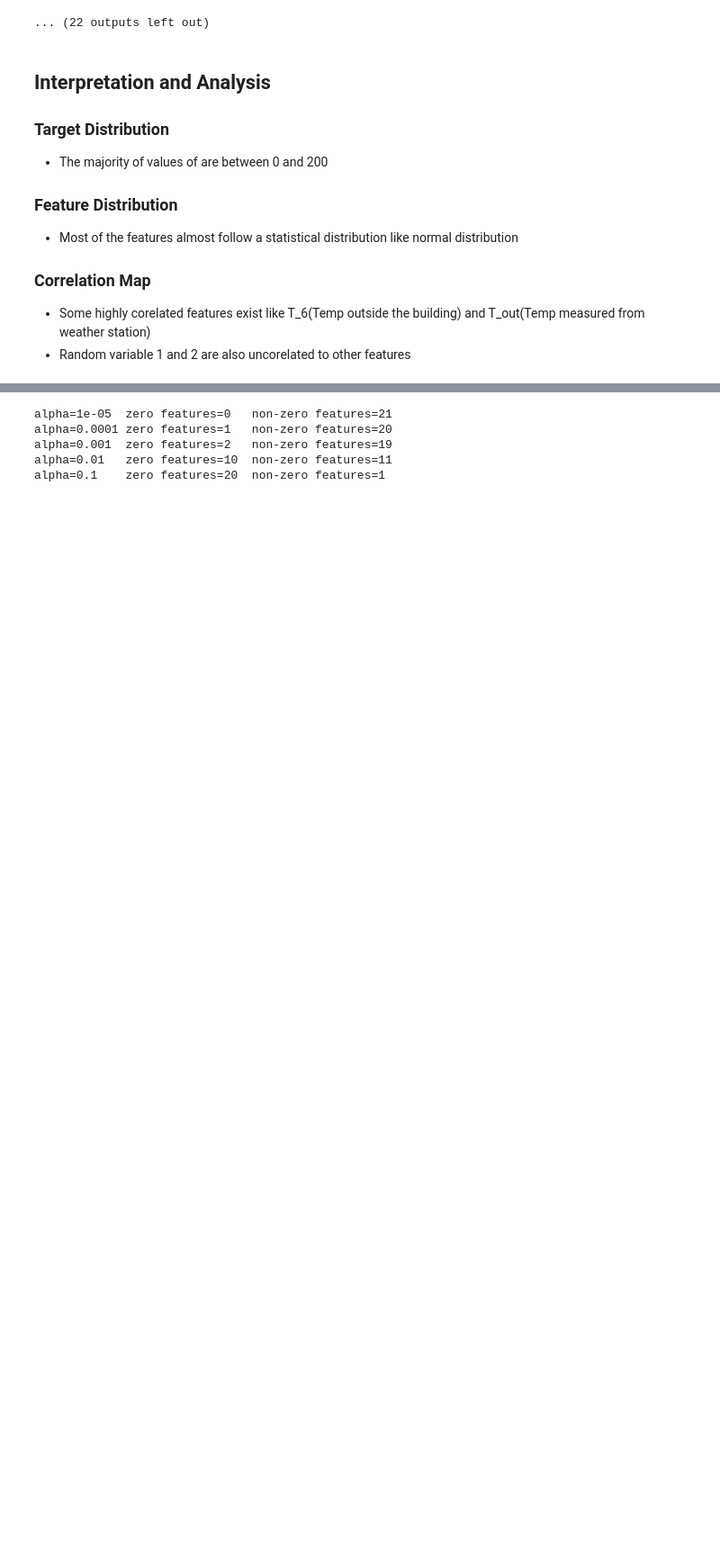
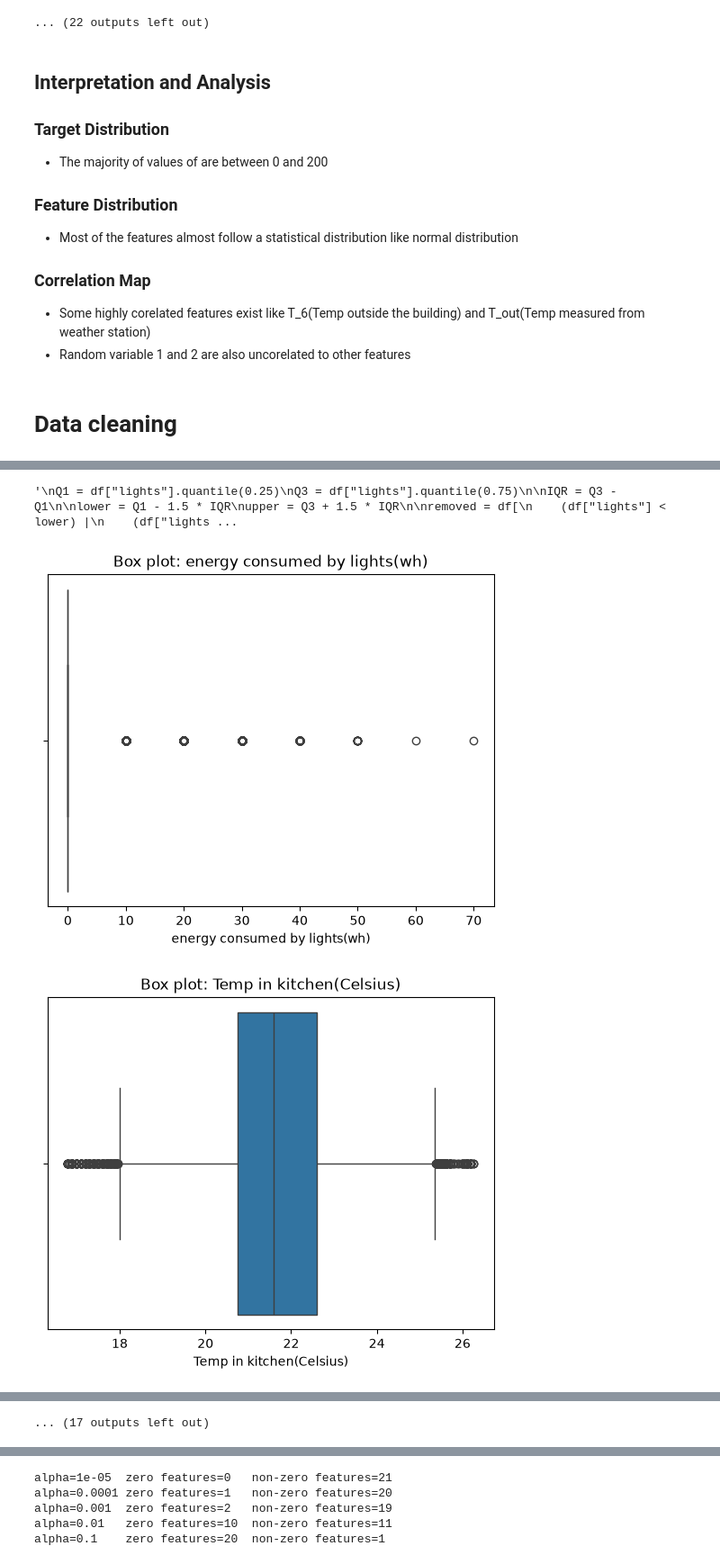
Before and after one commit to kartik815/ML-Classification-Regression-Clustering-Case-Study, a Jupyter notebook: notebooks/regression.ipynb, the cells around one changed output, grey strips where cells are left out. Shown at 90% size. Drawn from its saved outputs; the diff is of its cells as text; code cells hidden in the pictures; blank space fills up the shorter version.

Commit message:
Added data cleaning

```diff
--- a/notebooks/regression.ipynb
+++ b/notebooks/regression.ipynb
@@ -428,3 +428,69 @@ plt.show()
 
 - Some highly corelated features exist like T_6(Temp outside the building) and T_out(Temp measured from weather station)
 - Random variable 1 and 2 are also uncorelated to other features
+# %% [markdown]
+# Data cleaning
+# %%
+print(df.isnull().sum())
+rows = df.shape[0]
+
+
+imputer = sk.impute.SimpleImputer(strategy="mean")
+columns = list(df.columns)
+columns.remove("Appliances")
+columns.remove("date")
+for col in columns:
+    if df[col].dtype in ["int64", "float64"]:
+        df[col] = imputer.fit_transform(df[[col]])
+
+print("\n\n-----------------------------------------\n\n")
+print(f"No.of duplicates: {df.duplicated().sum()}")
+print("\n\n-----------------------------------------\n\n")
+
+
+for col in columns:
+    plt.figure()
+    sns.boxplot(x=df[col])
+    plt.xlabel(f"{col_to_name[col]}")
+    plt.title(f"Box plot: {col_to_name[col]}")
+    plt.plot()
+
+
+df["lights"] = np.log1p(df['lights']) # log(1+x) because there are a lot of 0, and log(0) is undefined
+
+columns.remove("lights")
+for col in columns:
+    Q1 = df[col].quantile(0.25)
+    Q3 = df[col].quantile(0.75)
+
+    IQR = Q3 - Q1
+
+    lower = Q1 - 1.5 * IQR
+    upper = Q3 + 1.5 * IQR
+
+    df[col] = df[col].clip(lower=lower, upper=upper)
+
+
+"""
+Q1 = df["lights"].quantile(0.25)
+Q3 = df["lights"].quantile(0.75)
+
+IQR = Q3 - Q1
+
+lower = Q1 - 1.5 * IQR
+upper = Q3 + 1.5 * IQR
+
+removed = df[
+    (df["lights"] < lower) |
+    (df["lights"] > upper)
+]
+print(f"Lower: {lower}")
+print(f"Upper: {upper}")
+print(f"IQR: {IQR}")
+print(f"Q3: {Q3}")
+print(f"Q1: {Q1}")
+print(removed.head())
+print(df['lights'].mean())
+print(df["lights"].value_counts())
+"""
+# %% [output]
@@ -430,0 +514,3 @@ plt.show()
+'\nQ1 = df["lights"].quantile(0.25)\nQ3 = df["lights"].quantile(0.75)\n\nIQR = Q3 - Q1\n\nlower = Q1 - 1.5 * IQR\nupper = Q3 + 1.5 * IQR\n\nremoved = df[\n    (df["lights"] < lower) |\n    (df["lights ...
+[figure, added]
+[figure, added]
@@ -431,3 +525,4 @@ plt.show()
+... (17 outputs left out)
 # %%
 # Linear regression
 
```
Also changed, not shown: parts of 1 cell of this notebook.
